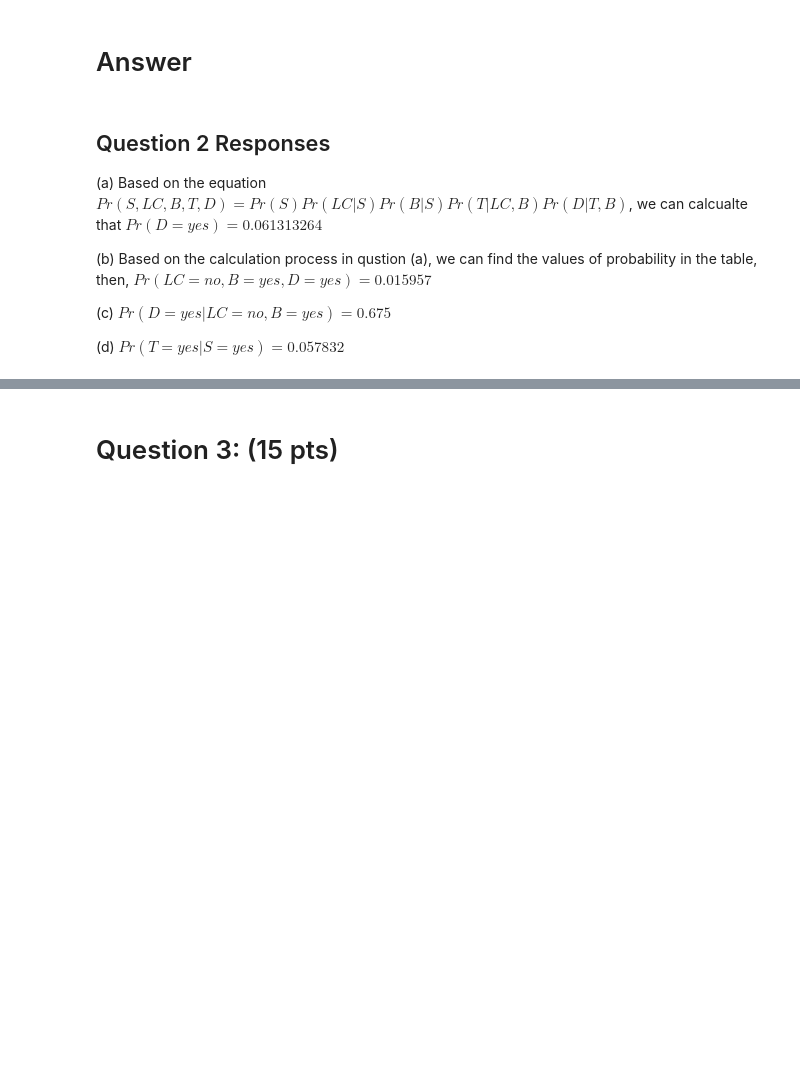
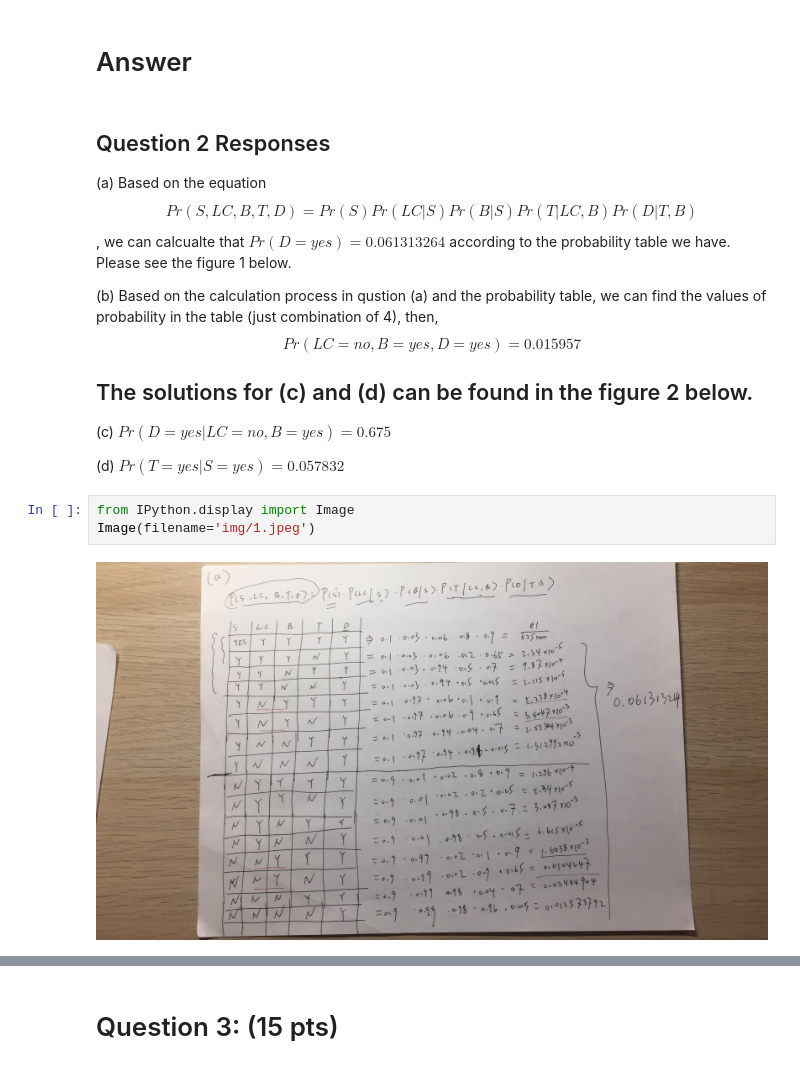
Before and after one commit to frankYaohua/dm, a Jupyter notebook: HW4-S18.ipynb, the cells around one changed output, grey strips where cells are left out. Saved outputs shown, nothing was run; the diff lists cells and outputs as text; blank space fills up the shorter version.

```diff
--- a/HW4-S18.ipynb
+++ b/HW4-S18.ipynb
@@ -267,10 +267,17 @@ Compute the following probabilities:
 # %% [markdown]
 ## Question 2 Responses
 
-(a) Based on the equation $Pr(S, LC, B, T, D)=Pr(S)Pr(LC|S)Pr(B|S)Pr(T|LC, B)Pr(D|T, B)$, we can calcualte that $Pr(D = yes)=0.061313264$
+(a) Based on the equation $$ Pr(S, LC, B, T, D)=Pr(S)Pr(LC|S)Pr(B|S)Pr(T|LC, B)Pr(D|T, B) $$, we can calcualte that $Pr(D = yes)=0.061313264$ according to the probability table we have. Please see the figure 1 below.
 
-(b) Based on the calculation process in qustion (a), we can find the values of probability in the table, then, $Pr(LC = no, B = yes, D = yes)=0.015957$
+(b) Based on the calculation process in qustion (a) and the probability table, we can find the values of probability in the table (just combination of 4), then, $$ Pr(LC = no, B = yes, D = yes)=0.015957 $$
+
+## The solutions for (c) and (d) can be found in the figure 2 below.
 
 (c) $Pr(D=yes|LC=no, B=yes)=0.675$
 
 (d) $Pr(T=yes|S=yes)=0.057832$
+# %%
+from IPython.display import Image
+Image(filename='img/1.jpeg')
+# %% [output]
+[figure, added]
```
Also changed, not shown: parts of 6 cells of this notebook.
